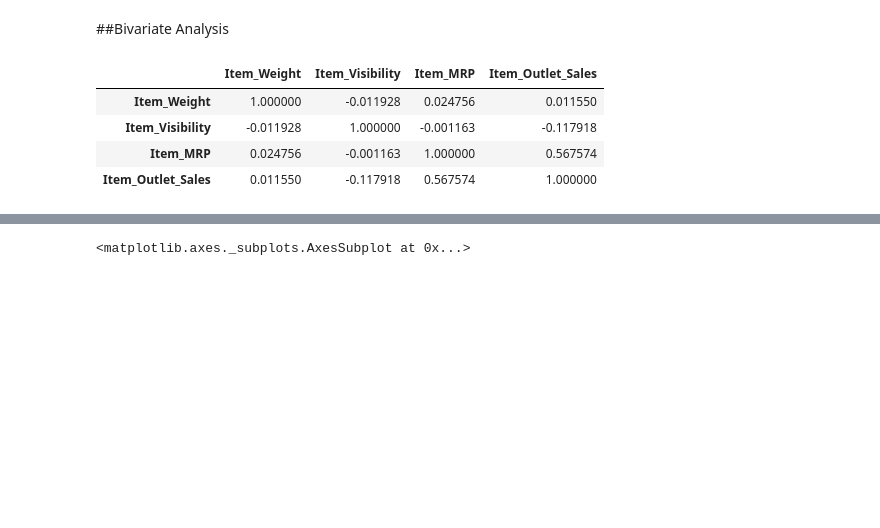
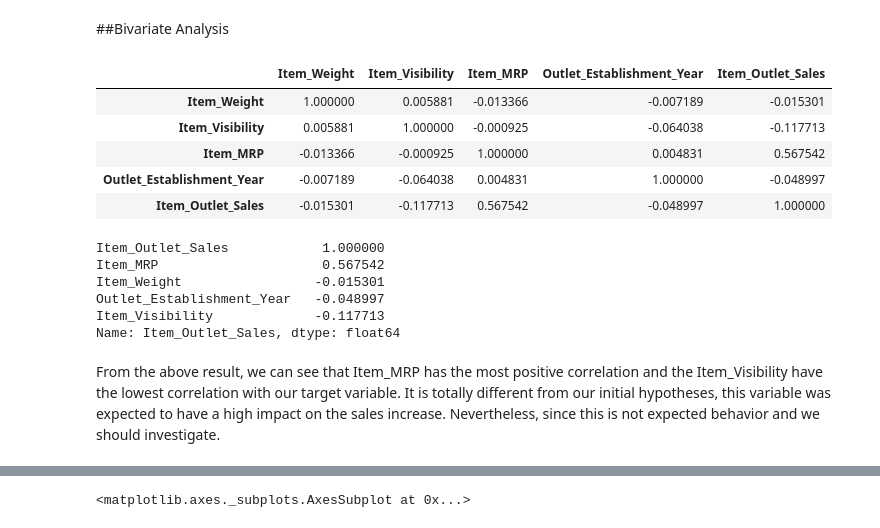
Before and after one commit to ABDELLAH-Hallou/BigMart-outlet-sales-prediction, a Jupyter notebook: BigMart_outlet_sales_prediction.ipynb, the cells around one changed output, grey strips where cells are left out. Cells and saved outputs as stored; diff of their text form; code cells hidden in the pictures; blank space fills up the shorter version.

```diff
--- a/BigMart_outlet_sales_prediction.ipynb
+++ b/BigMart_outlet_sales_prediction.ipynb
@@ -293,0 +317,7 @@ productDf
+# %%
+d = dict(tuple(Item_WeightDF.groupby('Item_Identifier')))
+newDF = pd.DataFrame()
+for i, df in d.items():
+    df=df.sort_values(by=['Item_Weight'])
+    df['Item_Weight'].fillna(method="pad", inplace=True)
+    newDF = pd.concat([newDF, df])
@@ -293,0 +340,2 @@ productDf
+# %%
+productDf.update(newDF.set_index(productDf.index))
@@ -293,0 +358,3 @@ productDf
+# %%
+productDf = productDf.dropna()
+print(productDf.isnull().sum())
@@ -293,0 +371,3 @@ productDf
+# %%
+productDf.reset_index(drop=True, inplace=True)
+productDf
@@ -424,10 +588,23 @@ plt.show
 ##Bivariate Analysis
 # %%
 # Correlation between all the variables
-productDf.corr()
+corr = df.corr()
+corr
 # %% [output]
-|  | Item_Weight | Item_Visibility | Item_MRP | Item_Outlet_Sales |
-| Item_Weight | 1.000000 | -0.011928 | 0.024756 | 0.011550 |
-| Item_Visibility | -0.011928 | 1.000000 | -0.001163 | -0.117918 |
-| Item_MRP | 0.024756 | -0.001163 | 1.000000 | 0.567574 |
-| Item_Outlet_Sales | 0.011550 | -0.117918 | 0.567574 | 1.000000 |
+|  | Item_Weight | Item_Visibility | Item_MRP | Outlet_Establishment_Year | Item_Outlet_Sales |
+| Item_Weight | 1.000000 | 0.005881 | -0.013366 | -0.007189 | -0.015301 |
+| Item_Visibility | 0.005881 | 1.000000 | -0.000925 | -0.064038 | -0.117713 |
+| Item_MRP | -0.013366 | -0.000925 | 1.000000 | 0.004831 | 0.567542 |
+| Outlet_Establishment_Year | -0.007189 | -0.064038 | 0.004831 | 1.000000 | -0.048997 |
+| Item_Outlet_Sales | -0.015301 | -0.117713 | 0.567542 | -0.048997 | 1.000000 |
+# %%
+corr['Item_Outlet_Sales'].sort_values(ascending=False)
+# %% [output]
+Item_Outlet_Sales            1.000000
+Item_MRP                     0.567542
+Item_Weight                 -0.015301
+Outlet_Establishment_Year   -0.048997
+Item_Visibility             -0.117713
+Name: Item_Outlet_Sales, dtype: float64
+# %% [markdown]
+From the above result, we can see that Item_MRP has the most positive correlation and the Item_Visibility have the lowest correlation with our target variable. It is totally different from our initial hypotheses, this variable was expected to have a high impact on the sales increase. Nevertheless, since this is not expected behavior and we should investigate.
```
Also changed, not shown: parts of 37 cells of this notebook.
